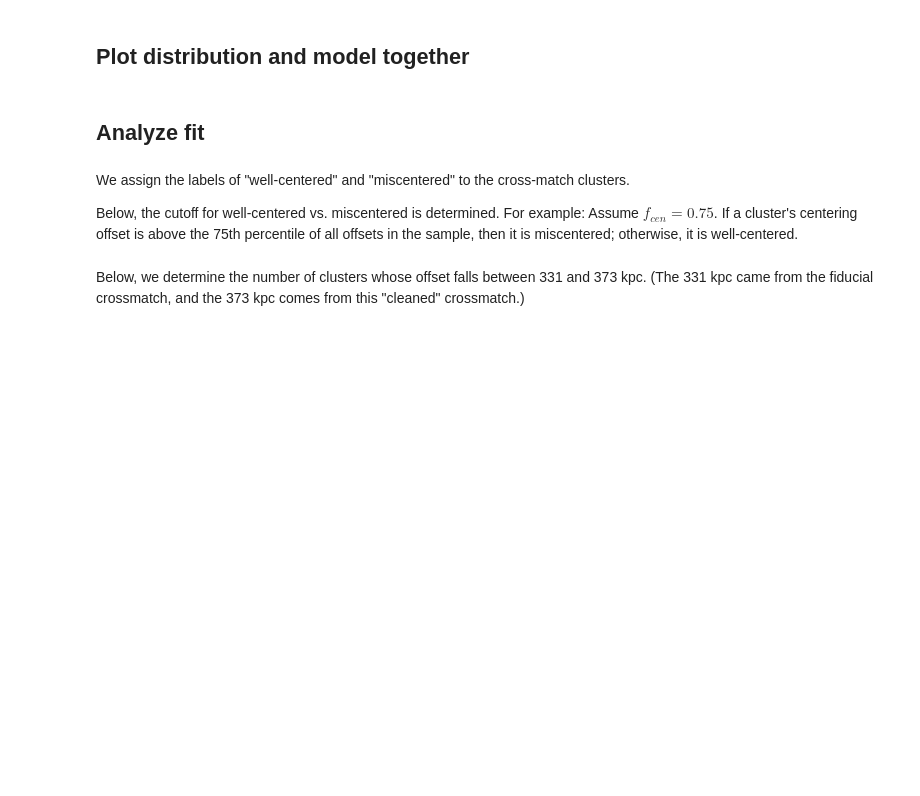
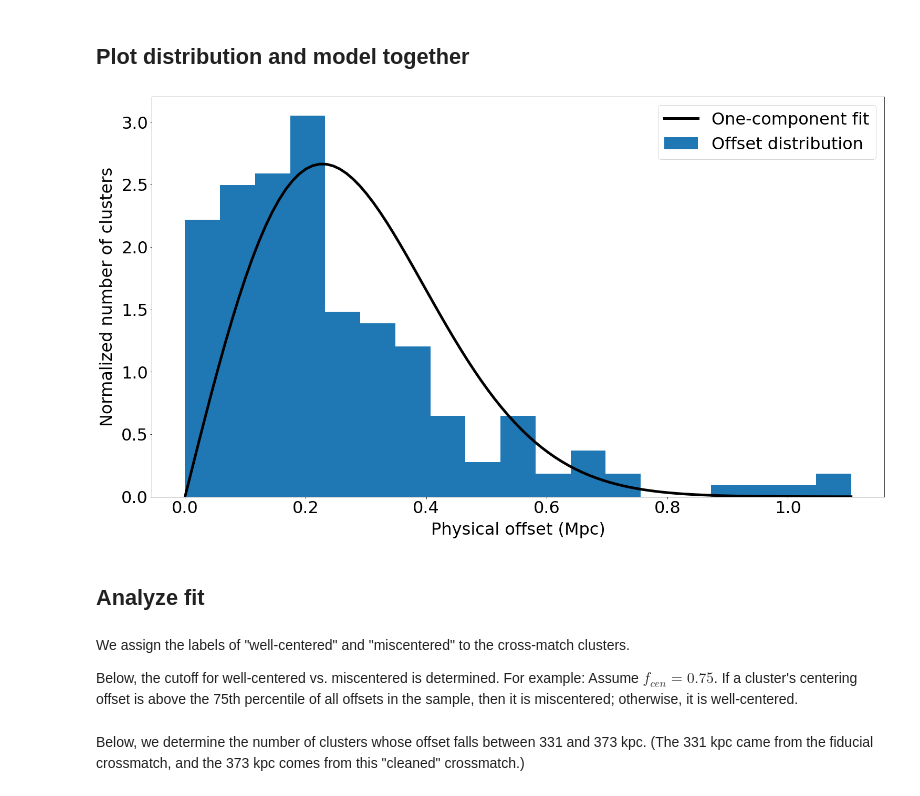
Before and after one commit to Jupiter1994/hsc-miscentering, a Jupyter notebook: HSC_ACT_Offset_Distribution.ipynb, the cells around one changed output. Drawn from its saved outputs; the diff is of its cells as text; code cells hidden in the pictures; blank space fills up the shorter version.

Commit message:
edited offset model plots, did sanity check with 1-comp model

```diff
--- a/HSC_ACT_Offset_Distribution.ipynb
+++ b/HSC_ACT_Offset_Distribution.ipynb
@@ -30,7 +30,8 @@ exclude_from_distro = np.array(exclude_from_distro)
 # %%
 offsets_fiducial = cm_catalog['Offset (Mpc)']
 
-exclude_clusters = True
+# flag for excluding clusters from the cleaned offset distribution
+exclude_clusters = False
 if exclude_clusters:
     offsets = offsets_fiducial[~exclude_from_distro]
 else:
@@ -254,60 +304,70 @@ use_title = False
 if use_title:
     plot_title = f"ACT-HSC offset distribution"
     plt.suptitle(plot_title, fontsize=30, y=0.95)
 
     plot_subtitle = f'n = {len(offsets)}'
     if exclude_clusters:
         plot_subtitle += '; clusters with an identifiable, non-astrophysical source of miscentering are excluded.'
     plt.title(plot_subtitle, fontsize=24, pad=10)
 
 ## Data sample
 num_bins = 20
 max_offset = np.max(offsets)
 bins = np.linspace(0, max_offset, num=num_bins)
 hist = plt.hist(offsets, bins=bins, \
                 label=f"Offset distribution", density=True)
 plt.xlabel("Physical offset (Mpc)", labelpad=10)
 plt.ylabel("Normalized number of clusters", labelpad=10)
 
 ## Model
-x_axis = (hist[1][:-1] + hist[1][1:]) / 2 # midpoints of histogram bins
+x_axis = np.linspace(hist[1][0], hist[1][-1], 100)
 # plot full model
 norm_factor_full = 1 / \
         integrate.quad(offset_model, 0, max_offset, args=(f_best, sig1_best, sig2_best))[0]
 
-# plot the full model
-if use_3comp:
-    model = norm_factor_full*offset_model_fixed_sig1_3comp(x_axis, f_best, sig2_best,\
-                                                        slope_best, fixed_sig1)
-else:
-    model = norm_factor_full*offset_model_fixed_sig1(x_axis, f_best, sig2_best,\
-                                                        fixed_sig1)
+if use_1comp:
+    plt.plot(x_axis, norm_factor_full*prob_dens_well_centered(x_axis, sig_best),
+          label=f"One-component fit", \
+          color='black', linewidth=5)
 
-plt.plot(x_axis, model, \
-    label=f"Full model (f_cen={np.round(f_best,3)})", color='black', linewidth=5)
+# # plot the full model
+# if use_3comp:
+#     model = norm_factor_full*offset_model_fixed_sig1_3comp(x_axis, f_best, sig2_best,\
+#                                                         slope_best, fixed_sig1)
+# else:
+#     model = norm_factor_full*offset_model_fixed_sig1(x_axis, f_best, sig2_best,\
+#                                                         fixed_sig1)
 
-# plot the model's components separately
-if use_fixed_sig1:
-    plt.plot(x_axis, norm_factor_full*f_best*prob_dens_well_centered(x_axis, sig1_best),
-         label=f"Well-centered component ($\sigma_1$={np.round(sig1_best,3)}, fixed)", \
-         color='purple', linestyle='--', linewidth=4)
-else:
-    plt.plot(x_axis, norm_factor_full*f_best*prob_dens_well_centered(x_axis, sig1_best),
-         label=f"Well-centered component ($\sigma_1$={np.round(sig1_best,3)})", \
-         color='purple', linestyle='--', linewidth=4)
+# plt.plot(x_axis, model, \
+#     label=f"Full model (f_cen={np.round(f_best,3)})", color='black', linewidth=5)
 
-plt.plot(x_axis, norm_factor_full*(1-f_best)*prob_dens_mis_centered(x_axis, sig2_best),
-         label=f"Miscentered component ($\sigma_2$={np.round(sig2_best,3)})", \
-         color='red', linestyle=':', linewidth=5)
+# # plot the model's components separately
+# if use_fixed_sig1:
+#     plt.plot(x_axis, norm_factor_full*f_best*prob_dens_well_centered(x_axis, sig1_best),
+#          label=f"Well-centered component ($\sigma_1$={np.round(sig1_best,3)}, fixed)", \
+#          color='purple', linestyle='--', linewidth=4)
+# else:
+#     plt.plot(x_axis, norm_factor_full*f_best*prob_dens_well_centered(x_axis, sig1_best),
+#          label=f"Well-centered component ($\sigma_1$={np.round(sig1_best,3)})", \
+#          color='purple', linestyle='--', linewidth=4)
 
-if use_3comp:
-    plt.plot(x_axis, prob_dens_linear(x_axis, slope_best),
-         label=f"Linear component (slope={np.round(slope_best,3)})", \
-         color='green', linestyle='--', linewidth=5)
+# plt.plot(x_axis, norm_factor_full*(1-f_best)*prob_dens_mis_centered(x_axis, sig2_best),
+#          label=f"Miscentered component ($\sigma_2$={np.round(sig2_best,3)})", \
+#          color='red', linestyle=':', linewidth=5)
+
+# if use_3comp:
+#     plt.plot(x_axis, prob_dens_linear(x_axis, slope_best),
+#          label=f"Linear component (slope={np.round(slope_best,3)})", \
+#          color='green', linestyle='--', linewidth=5)
 
 plt.legend()
-plt.savefig("Figures/MNRAS_Paper_Figures/Model/cleaned_distro.png", bbox_inches='tight')
+
+save_fig = False
+if save_fig:
+    plt.savefig("Figures/MNRAS_Paper_Figures/Model/fiducial_distro.png", bbox_inches='tight')
 plt.show()
+# %% [output]
+[figure, added]
 # %% [markdown]
 ## Analyze fit
 # %% [markdown]
```
Also changed, not shown: parts of 2 cells of this notebook.
